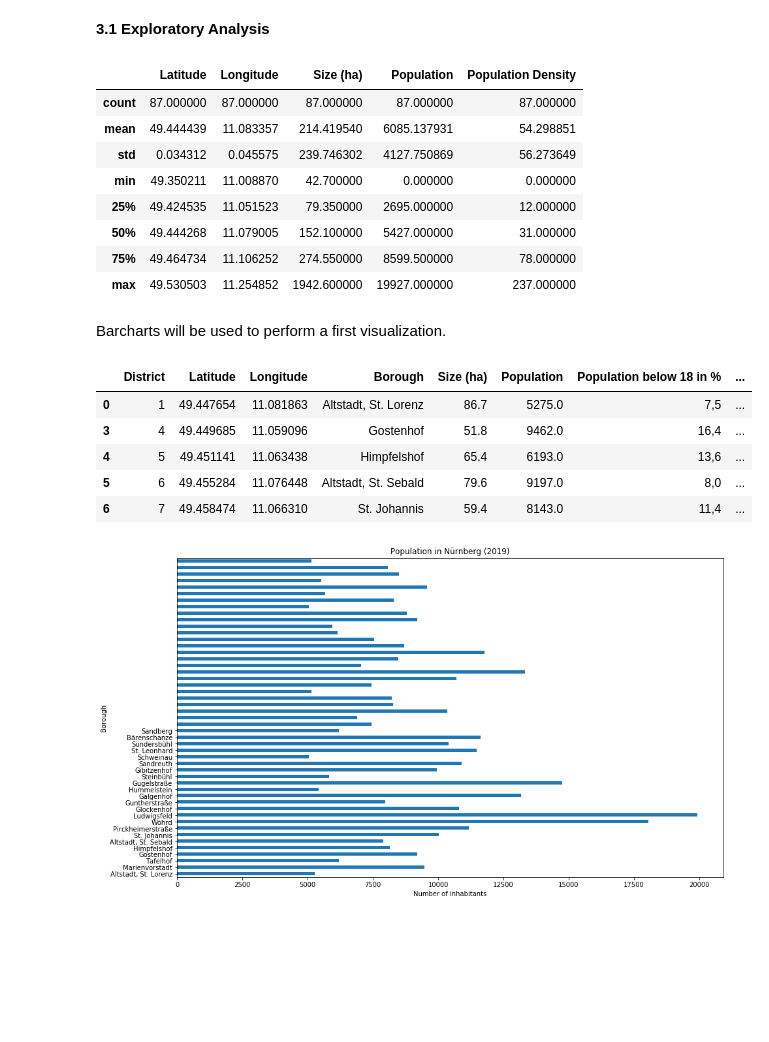
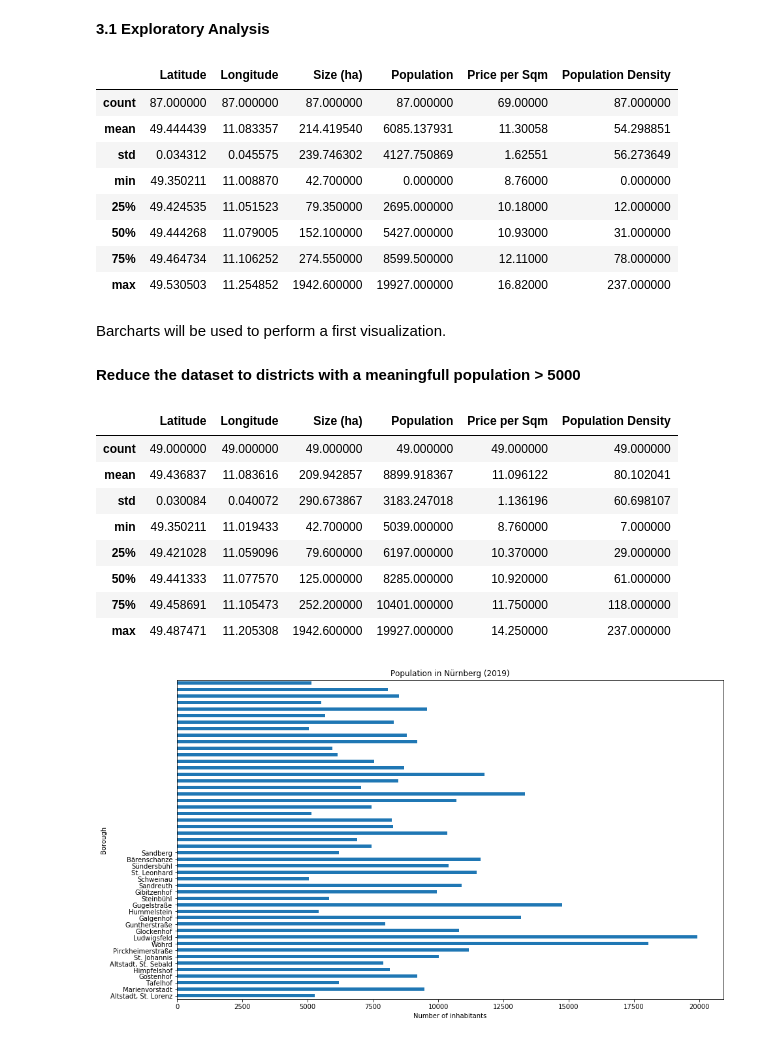
Before and after one commit to Suntzui/Coursera_Capstone, a Jupyter notebook: Applied Data Science Capstone - Final Assignment.ipynb, the cells around one changed output. Saved outputs shown, nothing was run; the diff lists cells and outputs as text; code cells hidden in the pictures; blank space fills up the shorter version.

```diff
--- a/Applied Data Science Capstone - Final Assignment.ipynb
+++ b/Applied Data Science Capstone - Final Assignment.ipynb
@@ -102,0 +105,8 @@ df_gov.head()
+# %%
+!pip install tabula-py
+import tabula
+
+#tabula.convert_into("Mietspiegel_Nuernberg_2020", "Mietspiegel_Nuernberg_2020.xlsx", output_format="xlsx")
+df_housing = pd.read_excel("Mietspiegel_Nuernberg_2020.xlsx")
+df_housing.rename(columns = {'Stadtteil':'Borough', '€ / m2':'Price per Sqm'}, inplace = True)
+df_housing.head()
@@ -105,6 +129,7 @@ df_gov.head()
 # %%
 Nürnberg = df_location.merge(df_pop_size, on='District', how='left')
 Nürnberg = Nürnberg.merge(df_gov, on='District', how='left')
+Nürnberg = Nürnberg.merge(df_housing, on='Borough', how='left')
 # %%
 Nürnberg.dtypes
 # %% [output]
@@ -304,31 +330,37 @@ The first step would be to perform a basic "exploratory data analysis (EDA). Thi
 # %%
 Nürnberg.describe()
 # %% [output]
-|  | Latitude | Longitude | Size (ha) | Population | Population Density |
-| count | 87.000000 | 87.000000 | 87.000000 | 87.000000 | 87.000000 |
-| mean | 49.444439 | 11.083357 | 214.419540 | 6085.137931 | 54.298851 |
-| std | 0.034312 | 0.045575 | 239.746302 | 4127.750869 | 56.273649 |
-| min | 49.350211 | 11.008870 | 42.700000 | 0.000000 | 0.000000 |
-| 25% | 49.424535 | 11.051523 | 79.350000 | 2695.000000 | 12.000000 |
-| 50% | 49.444268 | 11.079005 | 152.100000 | 5427.000000 | 31.000000 |
-| 75% | 49.464734 | 11.106252 | 274.550000 | 8599.500000 | 78.000000 |
-| max | 49.530503 | 11.254852 | 1942.600000 | 19927.000000 | 237.000000 |
+|  | Latitude | Longitude | Size (ha) | Population | Price per Sqm | Population Density |
+| count | 87.000000 | 87.000000 | 87.000000 | 87.000000 | 69.00000 | 87.000000 |
+| mean | 49.444439 | 11.083357 | 214.419540 | 6085.137931 | 11.30058 | 54.298851 |
+| std | 0.034312 | 0.045575 | 239.746302 | 4127.750869 | 1.62551 | 56.273649 |
+| min | 49.350211 | 11.008870 | 42.700000 | 0.000000 | 8.76000 | 0.000000 |
+| 25% | 49.424535 | 11.051523 | 79.350000 | 2695.000000 | 10.18000 | 12.000000 |
+| 50% | 49.444268 | 11.079005 | 152.100000 | 5427.000000 | 10.93000 | 31.000000 |
+| 75% | 49.464734 | 11.106252 | 274.550000 | 8599.500000 | 12.11000 | 78.000000 |
+| max | 49.530503 | 11.254852 | 1942.600000 | 19927.000000 | 16.82000 | 237.000000 |
 # %% [markdown]
 Barcharts will be used to perform a first visualization.
 # %%
 import matplotlib.pyplot as plt
 import seaborn as sns
+# %% [markdown]
+**Reduce the dataset to districts with a meaningfull population > 5000**
 # %%
 #Exclude districts without meaningfull population
 Nürnberg_Largest = Nürnberg[Nürnberg.Population > 5000]
 Nürnberg_Largest.head()
+Nürnberg_Largest.describe()
 # %% [output]
-|  | District | Latitude | Longitude | Borough | Size (ha) | Population | Population below 18 in % | ... |
-| 0 | 1 | 49.447654 | 11.081863 | Altstadt, St. Lorenz | 86.7 | 5275.0 | 7,5 | ... |
-| 3 | 4 | 49.449685 | 11.059096 | Gostenhof | 51.8 | 9462.0 | 16,4 | ... |
-| 4 | 5 | 49.451141 | 11.063438 | Himpfelshof | 65.4 | 6193.0 | 13,6 | ... |
-| 5 | 6 | 49.455284 | 11.076448 | Altstadt, St. Sebald | 79.6 | 9197.0 | 8,0 | ... |
-| 6 | 7 | 49.458474 | 11.066310 | St. Johannis | 59.4 | 8143.0 | 11,4 | ... |
+|  | Latitude | Longitude | Size (ha) | Population | Price per Sqm | Population Density |
+| count | 49.000000 | 49.000000 | 49.000000 | 49.000000 | 49.000000 | 49.000000 |
+| mean | 49.436837 | 11.083616 | 209.942857 | 8899.918367 | 11.096122 | 80.102041 |
+| std | 0.030084 | 0.040072 | 290.673867 | 3183.247018 | 1.136196 | 60.698107 |
+| min | 49.350211 | 11.019433 | 42.700000 | 5039.000000 | 8.760000 | 7.000000 |
+| 25% | 49.421028 | 11.059096 | 79.600000 | 6197.000000 | 10.370000 | 29.000000 |
+| 50% | 49.441333 | 11.077570 | 125.000000 | 8285.000000 | 10.920000 | 61.000000 |
+| 75% | 49.458691 | 11.105473 | 252.200000 | 10401.000000 | 11.750000 | 118.000000 |
+| max | 49.487471 | 11.205308 | 1942.600000 | 19927.000000 | 14.250000 | 237.000000 |
 # %%
 #Plot the population by district
 Nürnberg_Largest[['Borough', 'Population']].plot(kind='barh', figsize=(15, 9), legend = None)
```
Also changed, not shown: parts of 8 cells of this notebook, 1 other file.
